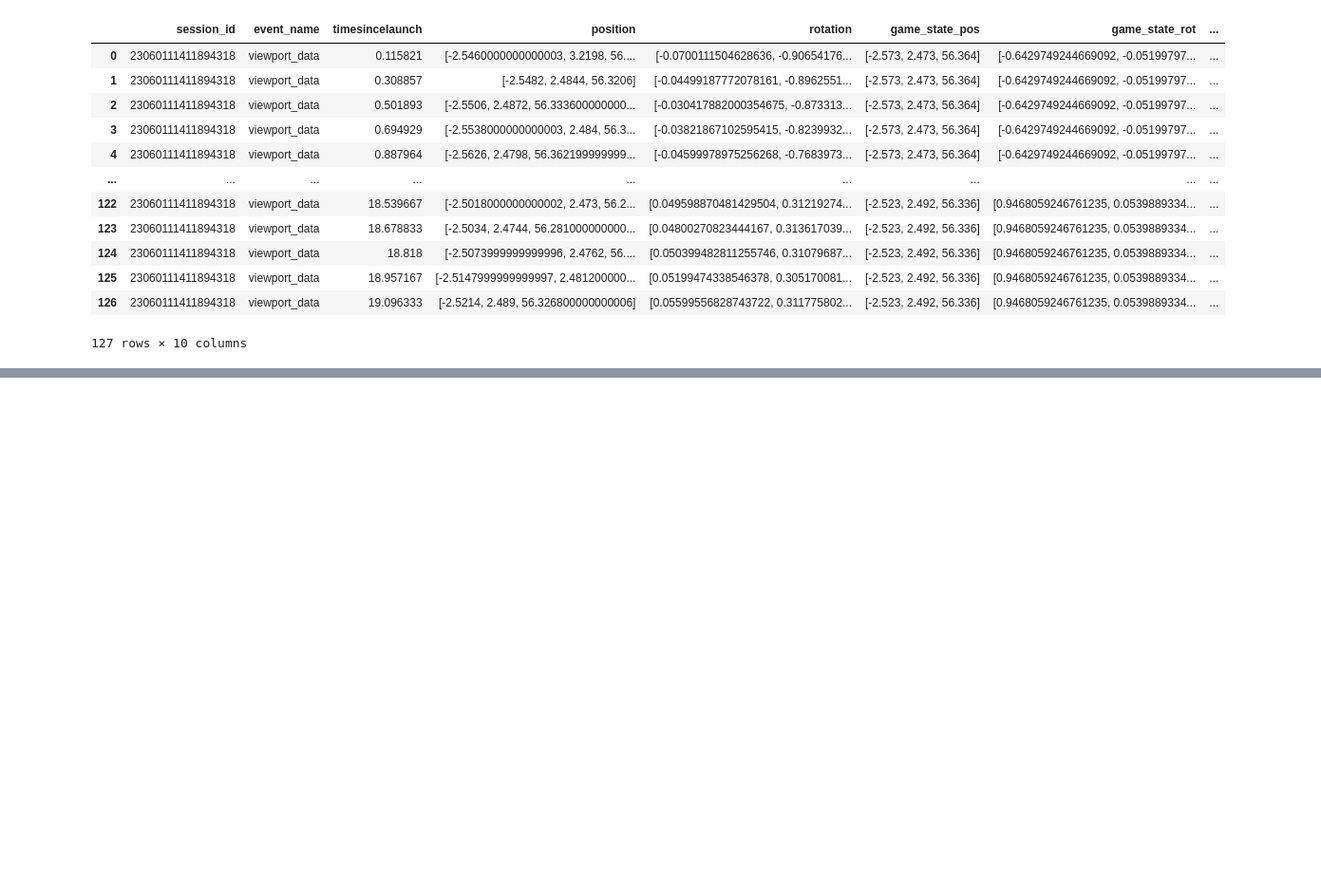
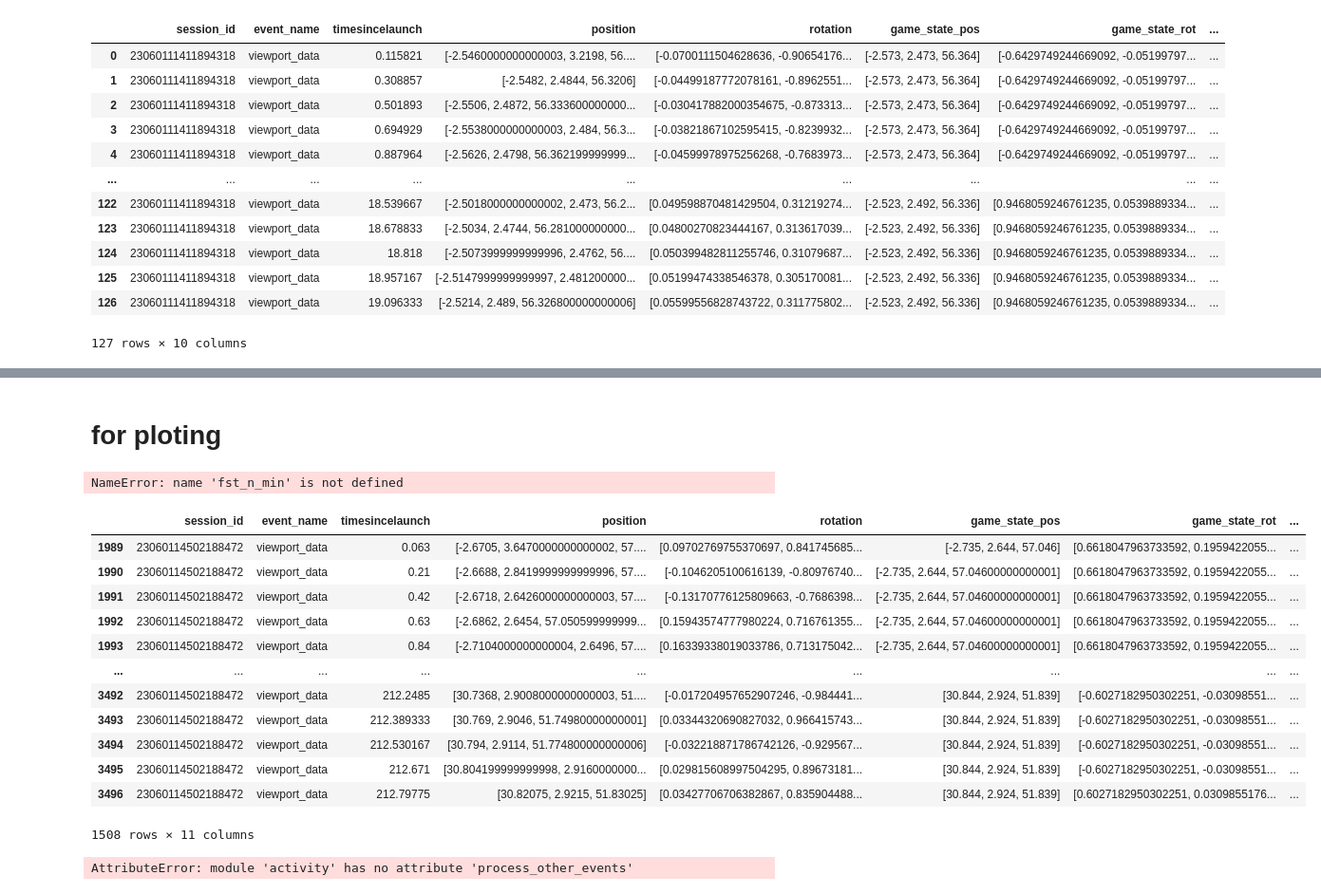
Before and after one commit to opengamedata/OGDUtils, a Jupyter notebook: src/OGDUtils/VRTeX/process.ipynb, the cells around one changed output, grey strips where cells are left out. Shown at 95% size. Drawn from its saved outputs; the diff is of its cells as text; code cells hidden in the pictures; blank space fills up the shorter version.

Commit message:
update activity.py & add ploting codes for process

```diff
--- a/src/OGDUtils/VRTeX/process.ipynb
+++ b/src/OGDUtils/VRTeX/process.ipynb
@@ -184,0 +193,36 @@ preprocessing.NormalizeViewVector(split_gaze_packages[0]['3d_quat'][0],1)
+# %% [markdown]
+# for ploting
+# %%
+activity.pairwise_distance(split_gaze_packages)
+
+view_1st_5_min = fst_n_min(df_pos_rot, n_min=5)
+print(view_1st_5_min)
+# %% [output]
+NameError: name 'fst_n_min' is not defined
+# %%
+df_pos_rot[2]
+# %% [output]
+|  | session_id | event_name | timesincelaunch | position | rotation | game_state_pos | game_state_rot | ... |
+| 1989 | 23060114502188472 | viewport_data | 0.063 | [-2.6705, 3.6470000000000002, 57.... | [0.09702769755370697, 0.841745685... | [-2.735, 2.644, 57.046] | [0.6618047963733592, 0.1959422055... | ... |
+| 1990 | 23060114502188472 | viewport_data | 0.21 | [-2.6688, 2.8419999999999996, 57.... | [-0.1046205100616139, -0.80976740... | [-2.735, 2.644, 57.04600000000001] | [0.6618047963733592, 0.1959422055... | ... |
+| 1991 | 23060114502188472 | viewport_data | 0.42 | [-2.6718, 2.6426000000000003, 57.... | [-0.13170776125809663, -0.7686398... | [-2.735, 2.644, 57.04600000000001] | [0.6618047963733592, 0.1959422055... | ... |
+| 1992 | 23060114502188472 | viewport_data | 0.63 | [-2.6862, 2.6454, 57.050599999999... | [0.15943574777980224, 0.716761355... | [-2.735, 2.644, 57.04600000000001] | [0.6618047963733592, 0.1959422055... | ... |
+| 1993 | 23060114502188472 | viewport_data | 0.84 | [-2.7104000000000004, 2.6496, 57.... | [0.16339338019033786, 0.713175042... | [-2.735, 2.644, 57.04600000000001] | [0.6618047963733592, 0.1959422055... | ... |
+| ... | ... | ... | ... | ... | ... | ... | ... | ... |
+| 3492 | 23060114502188472 | viewport_data | 212.2485 | [30.7368, 2.9008000000000003, 51.... | [-0.017204957652907246, -0.984441... | [30.844, 2.924, 51.839] | [-0.6027182950302251, -0.03098551... | ... |
+| 3493 | 23060114502188472 | viewport_data | 212.389333 | [30.769, 2.9046, 51.74980000000001] | [0.03344320690827032, 0.966415743... | [30.844, 2.924, 51.839] | [-0.6027182950302251, -0.03098551... | ... |
+| 3494 | 23060114502188472 | viewport_data | 212.530167 | [30.794, 2.9114, 51.774800000000006] | [-0.032218871786742126, -0.929567... | [30.844, 2.924, 51.839] | [-0.6027182950302251, -0.03098551... | ... |
+| 3495 | 23060114502188472 | viewport_data | 212.671 | [30.804199999999998, 2.9160000000... | [0.029815608997504295, 0.89673181... | [30.844, 2.924, 51.839] | [-0.6027182950302251, -0.03098551... | ... |
+| 3496 | 23060114502188472 | viewport_data | 212.79775 | [30.82075, 2.9215, 51.83025] | [0.03427706706382867, 0.835904488... | [30.844, 2.924, 51.839] | [0.6027182950302251, 0.0309855176... | ... |
+1508 rows × 11 columns
+# %%
+df_pos_rot=activity.pairwise_distance(split_gaze_packages)
+
+waddle_lst = activity.process_other_events("player_waddle")
+waddle_lst.head()
+
+player_number = 2
+
+activity.create_player_plot(player_number,waddle_lst)
+# %% [output]
+AttributeError: module 'activity' has no attribute 'process_other_events'
```
Also changed, not shown: parts of 6 cells of this notebook, 1 other file.
